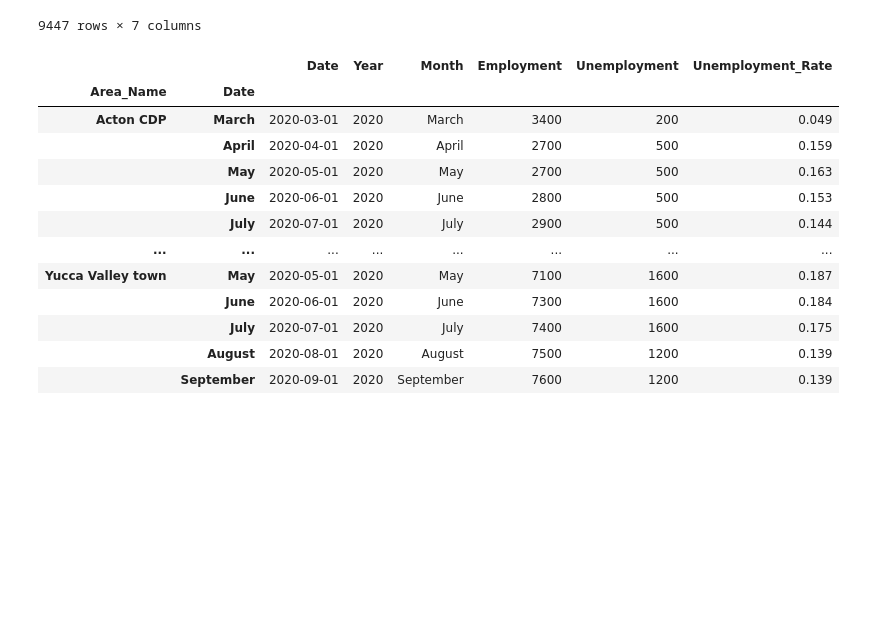
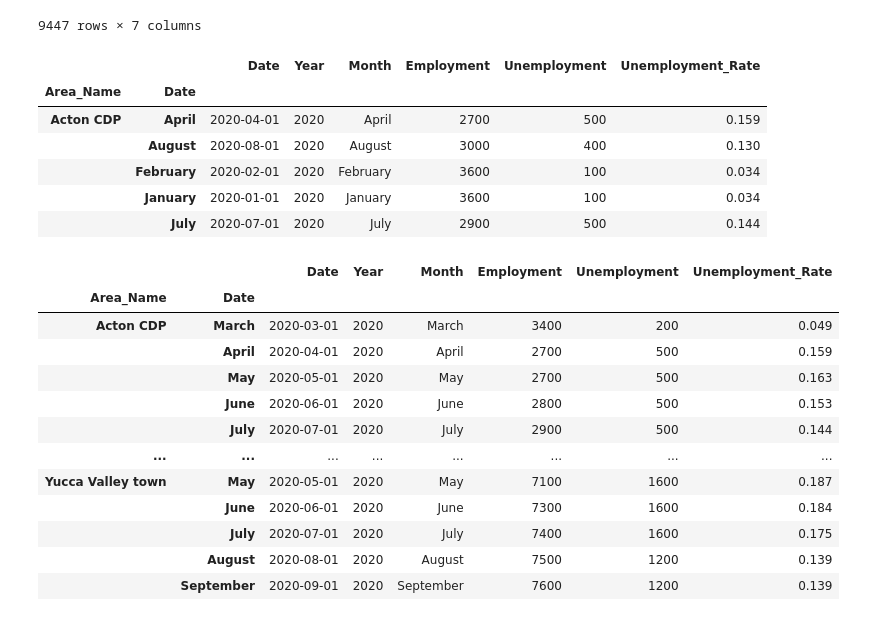
Before and after one commit to alexcorona-25/UCI-Project-1-Group-10, a Jupyter notebook: Clean Data Final.ipynb, the cells around one changed output. Drawn from its saved outputs; the diff is of its cells as text; code cells hidden in the pictures; blank space fills up the shorter version.

```diff
--- a/Clean Data Final.ipynb
+++ b/Clean Data Final.ipynb
@@ -419,13 +419,22 @@ county_unemployment
 # %%
 # renaming columns
 county_unemployment.columns = ['Area_Name', 'Date', 'Year', 'Month', 'Employment', 'Unemployment', 'Unemployment_Rate']
 
 # changing Date series to datetime format
 county_unemployment['Date'] = pd.to_datetime(county_unemployment['Date'])
 county_unemployment['Date']
 
 # grouping df by county then date and retrieving max count values per month for each county
 county_unemployment = county_unemployment.groupby(['Area_Name', county_unemployment['Date'].dt.strftime('%B')]).max()
+county_unemployment.head()
+# %% [output]
+|  |  | Date | Year | Month | Employment | Unemployment | Unemployment_Rate |
+| Area_Name | Date |  |  |  |  |  |  |
+| Acton CDP | April | 2020-04-01 | 2020 | April | 2700 | 500 | 0.159 |
+|  | August | 2020-08-01 | 2020 | August | 3000 | 400 | 0.130 |
+|  | February | 2020-02-01 | 2020 | February | 3600 | 100 | 0.034 |
+|  | January | 2020-01-01 | 2020 | January | 3600 | 100 | 0.034 |
+|  | July | 2020-07-01 | 2020 | July | 2900 | 500 | 0.144 |
 # %%
 
 # grouping df by county then date and retrieving max count values per month for each county
```
